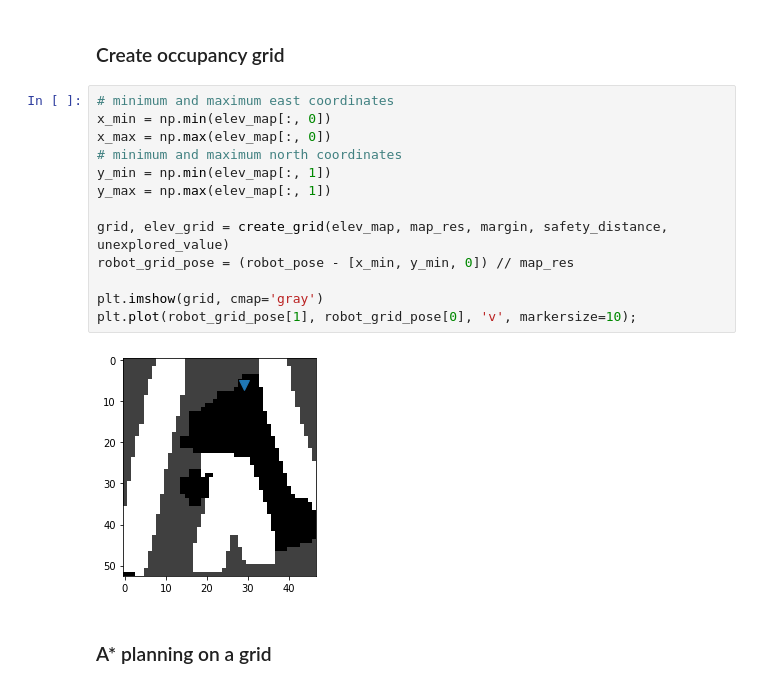
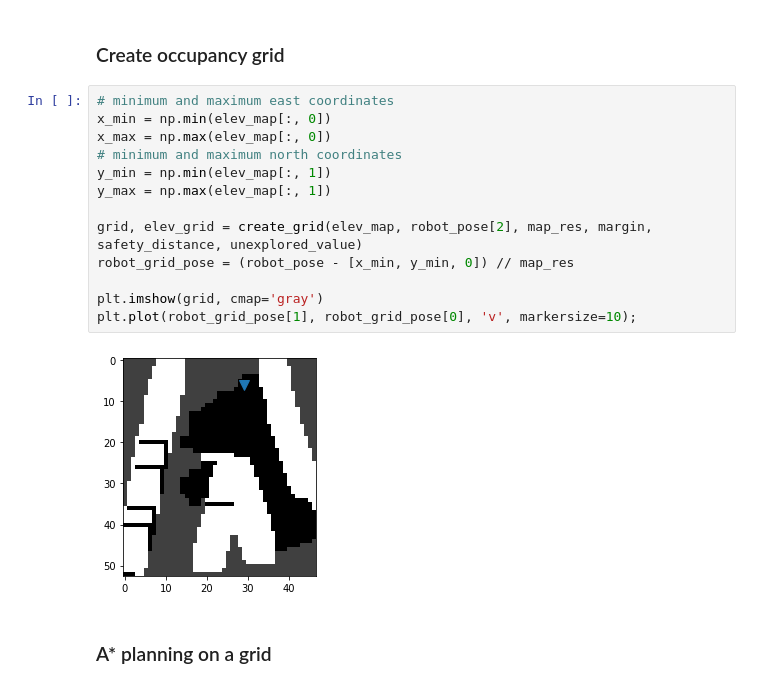
Before and after one commit to ctu-vras/trajectory_optimization, a Jupyter notebook: src/planning.ipynb, the cells around one changed output. Saved outputs shown, nothing was run; the diff lists cells and outputs as text.

```diff
--- a/src/planning.ipynb
+++ b/src/planning.ipynb
@@ -50,18 +50,18 @@ plt.grid()
 # %%
 # minimum and maximum east coordinates
 x_min = np.min(elev_map[:, 0])
 x_max = np.max(elev_map[:, 0])
 # minimum and maximum north coordinates
 y_min = np.min(elev_map[:, 1])
 y_max = np.max(elev_map[:, 1])
 
-grid, elev_grid = create_grid(elev_map, map_res, margin, safety_distance, unexplored_value)
+grid, elev_grid = create_grid(elev_map, robot_pose[2], map_res, margin, safety_distance, unexplored_value)
 robot_grid_pose = (robot_pose - [x_min, y_min, 0]) // map_res
 
 plt.imshow(grid, cmap='gray')
 plt.plot(robot_grid_pose[1], robot_grid_pose[0], 'v', markersize=10);
 # %% [output]
-[figure, old version]
+[figure, new version]
 # %% [markdown]
 ### A* planning on a grid
 # %%
```
Also changed, not shown: parts of 12 cells of this notebook, 5 other files.
